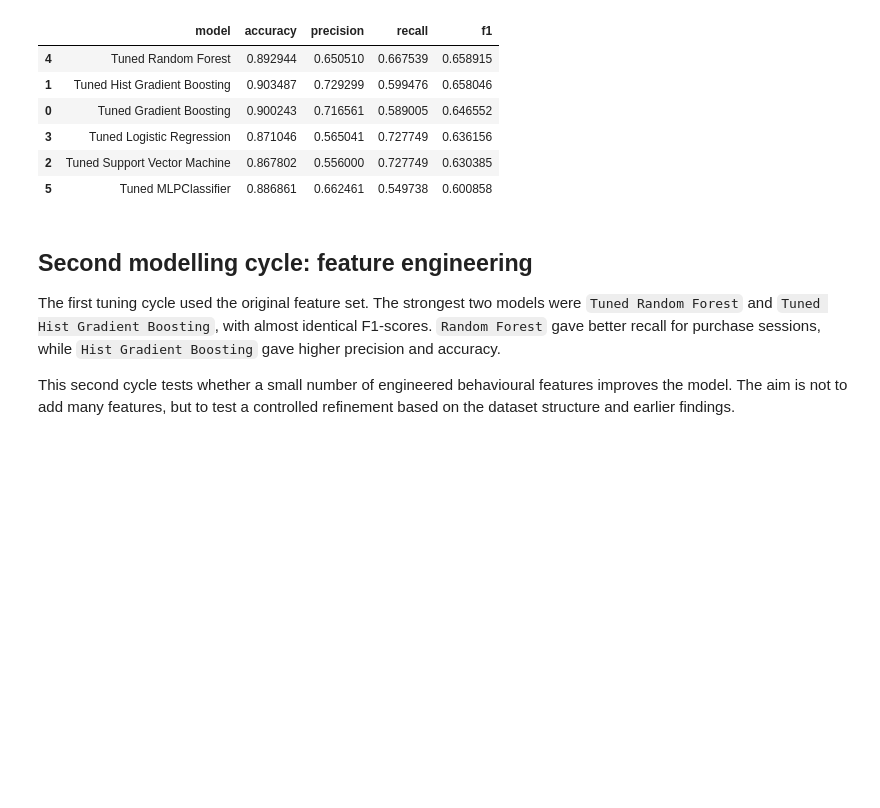
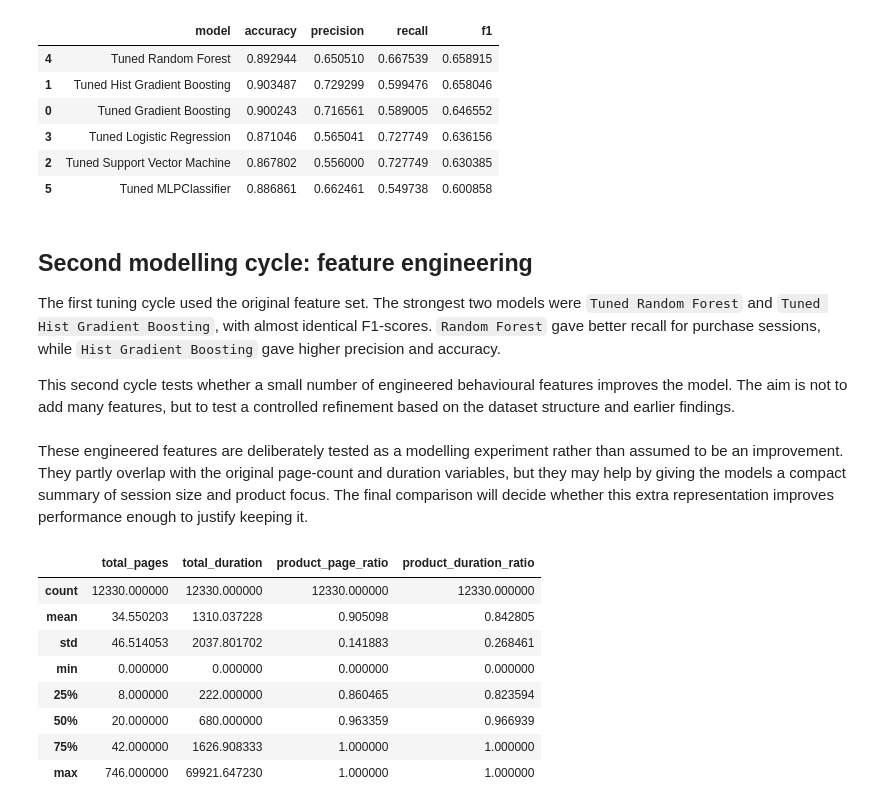
Before and after one commit to tehillabroder/online-purchase-conversion-audit, a Jupyter notebook: notebooks/aml_online_shoppers.ipynb, the cells around one changed output. Cells and saved outputs as stored; diff of their text form; code cells hidden in the pictures; blank space fills up the shorter version.

```diff
--- a/notebooks/aml_online_shoppers.ipynb
+++ b/notebooks/aml_online_shoppers.ipynb
@@ -1535,3 +1535,50 @@ tuned_results_df.sort_values(by="f1", ascending=False).to_csv(
 The first tuning cycle used the original feature set. The strongest two models were `Tuned Random Forest` and `Tuned Hist Gradient Boosting`, with almost identical F1-scores. `Random Forest` gave better recall for purchase sessions, while `Hist Gradient Boosting` gave higher precision and accuracy.
 
 This second cycle tests whether a small number of engineered behavioural features improves the model. The aim is not to add many features, but to test a controlled refinement based on the dataset structure and earlier findings.
+# %% [markdown]
+These engineered features are deliberately tested as a modelling experiment rather than assumed to be an improvement. They partly overlap with the original page-count and duration variables, but they may help by giving the models a compact summary of session size and product focus. The final comparison will decide whether this extra representation improves performance enough to justify keeping it.
+# %%
+df_engineered = df.copy()
+
+df_engineered["total_pages"] = (
+    df_engineered["Administrative"]
+    + df_engineered["Informational"]
+    + df_engineered["ProductRelated"]
+)
+
+df_engineered["total_duration"] = (
+    df_engineered["Administrative_Duration"]
+    + df_engineered["Informational_Duration"]
+    + df_engineered["ProductRelated_Duration"]
+)
+
+df_engineered["product_page_ratio"] = np.where(
+    df_engineered["total_pages"] > 0,
+    df_engineered["ProductRelated"] / df_engineered["total_pages"],
+    0
+)
+
+df_engineered["product_duration_ratio"] = np.where(
+    df_engineered["total_duration"] > 0,
+    df_engineered["ProductRelated_Duration"] / df_engineered["total_duration"],
+    0
+)
+
+df_engineered[
+    [
+        "total_pages",
+        "total_duration",
+        "product_page_ratio",
+        "product_duration_ratio"
+    ]
+].describe()
+# %% [output]
+|  | total_pages | total_duration | product_page_ratio | product_duration_ratio |
+| count | 12330.000000 | 12330.000000 | 12330.000000 | 12330.000000 |
+| mean | 34.550203 | 1310.037228 | 0.905098 | 0.842805 |
+| std | 46.514053 | 2037.801702 | 0.141883 | 0.268461 |
+| min | 0.000000 | 0.000000 | 0.000000 | 0.000000 |
+| 25% | 8.000000 | 222.000000 | 0.860465 | 0.823594 |
+| 50% | 20.000000 | 680.000000 | 0.963359 | 0.966939 |
+| 75% | 42.000000 | 1626.908333 | 1.000000 | 1.000000 |
+| max | 746.000000 | 69921.647230 | 1.000000 | 1.000000 |
```
Also changed, not shown: parts of 18 cells of this notebook.
